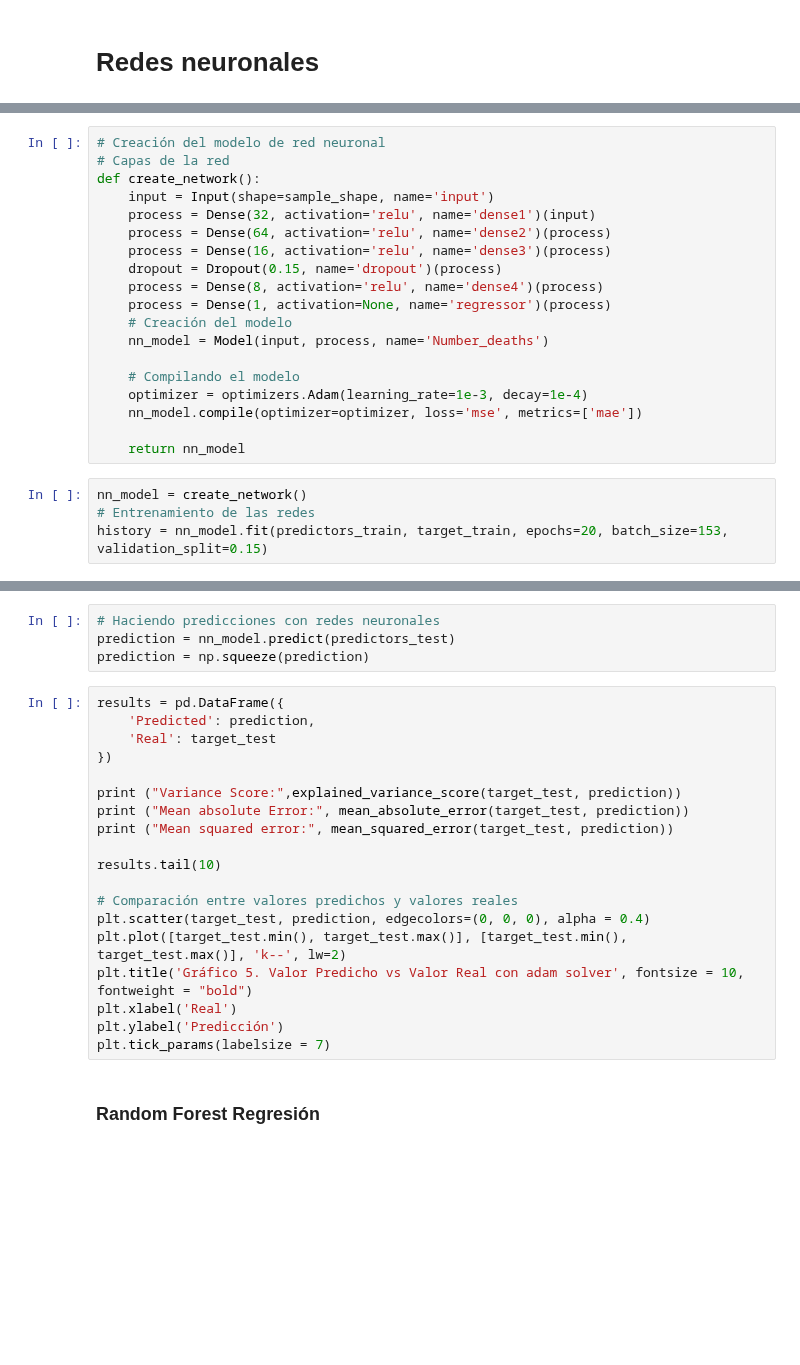
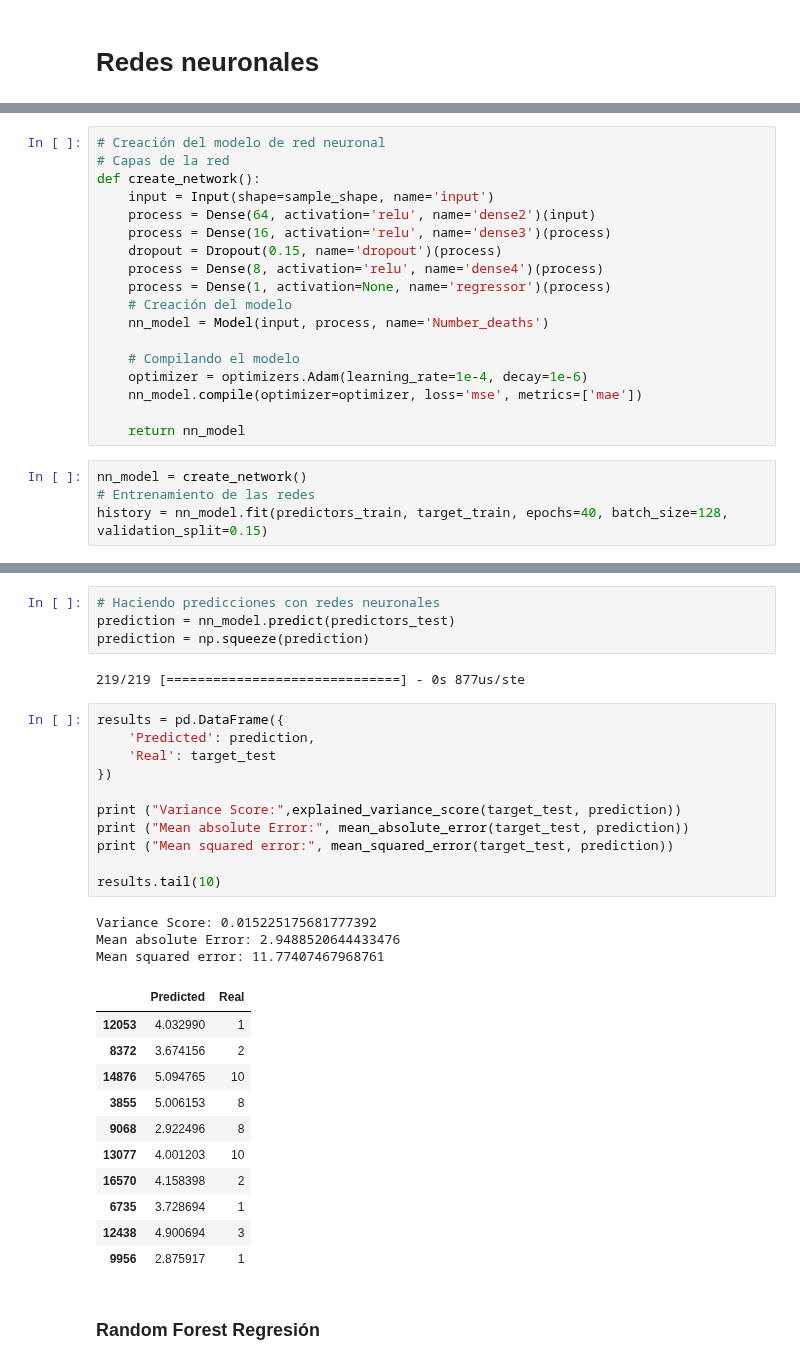
Before and after one commit to Orlando19943/Proyecto1-DM, a Jupyter notebook: predictions.ipynb, the cells around one changed output, grey strips where cells are left out. Drawn from its saved outputs; the diff is of its cells as text; blank space fills up the shorter version.

```diff
--- a/predictions.ipynb
+++ b/predictions.ipynb
@@ -249,8 +255,7 @@ print('Data shape:', sample_shape)
 # Capas de la red
 def create_network():
     input = Input(shape=sample_shape, name='input')
-    process = Dense(32, activation='relu', name='dense1')(input)
-    process = Dense(64, activation='relu', name='dense2')(process)
+    process = Dense(64, activation='relu', name='dense2')(input)
     process = Dense(16, activation='relu', name='dense3')(process)
     dropout = Dropout(0.15, name='dropout')(process)
     process = Dense(8, activation='relu', name='dense4')(process)
@@ -259,11 +264,11 @@ def create_network():
     nn_model = Model(input, process, name='Number_deaths')
 
     # Compilando el modelo
-    optimizer = optimizers.Adam(learning_rate=1e-3, decay=1e-4)
+    optimizer = optimizers.Adam(learning_rate=1e-4, decay=1e-6)
     nn_model.compile(optimizer=optimizer, loss='mse', metrics=['mae'])
 
     return nn_model
 # %%
 nn_model = create_network()
 # Entrenamiento de las redes
-history = nn_model.fit(predictors_train, target_train, epochs=20, batch_size=153, validation_split=0.15)
+history = nn_model.fit(predictors_train, target_train, epochs=40, batch_size=128, validation_split=0.15)
@@ -289,25 +315,34 @@ ax.tick_params(labelsize=20)
 # Haciendo predicciones con redes neuronales
 prediction = nn_model.predict(predictors_test)
 prediction = np.squeeze(prediction)
+# %% [output]
+219/219 [==============================] - 0s 877us/ste
 # %%
 results = pd.DataFrame({
     'Predicted': prediction,
     'Real': target_test
 })
 
 print ("Variance Score:",explained_variance_score(target_test, prediction))
 print ("Mean absolute Error:", mean_absolute_error(target_test, prediction))
 print ("Mean squared error:", mean_squared_error(target_test, prediction))
 
 results.tail(10)
-
-# Comparación entre valores predichos y valores reales
-plt.scatter(target_test, prediction, edgecolors=(0, 0, 0), alpha = 0.4)
-plt.plot([target_test.min(), target_test.max()], [target_test.min(), target_test.max()], 'k--', lw=2)
-plt.title('Gráfico 5. Valor Predicho vs Valor Real con adam solver', fontsize = 10, fontweight = "bold")
-plt.xlabel('Real')
-plt.ylabel('Predicción')
-plt.tick_params(labelsize = 7)
+# %% [output]
+Variance Score: 0.015225175681777392
+Mean absolute Error: 2.9488520644433476
+Mean squared error: 11.77407467968761
+|  | Predicted | Real |
+| 12053 | 4.032990 | 1 |
+| 8372 | 3.674156 | 2 |
+| 14876 | 5.094765 | 10 |
+| 3855 | 5.006153 | 8 |
+| 9068 | 2.922496 | 8 |
+| 13077 | 4.001203 | 10 |
+| 16570 | 4.158398 | 2 |
+| 6735 | 3.728694 | 1 |
+| 12438 | 4.900694 | 3 |
+| 9956 | 2.875917 | 1 |
 # %% [markdown]
 ### Random Forest Regresión
 # %% [markdown]
```
Also changed, not shown: parts of 3 cells of this notebook.
